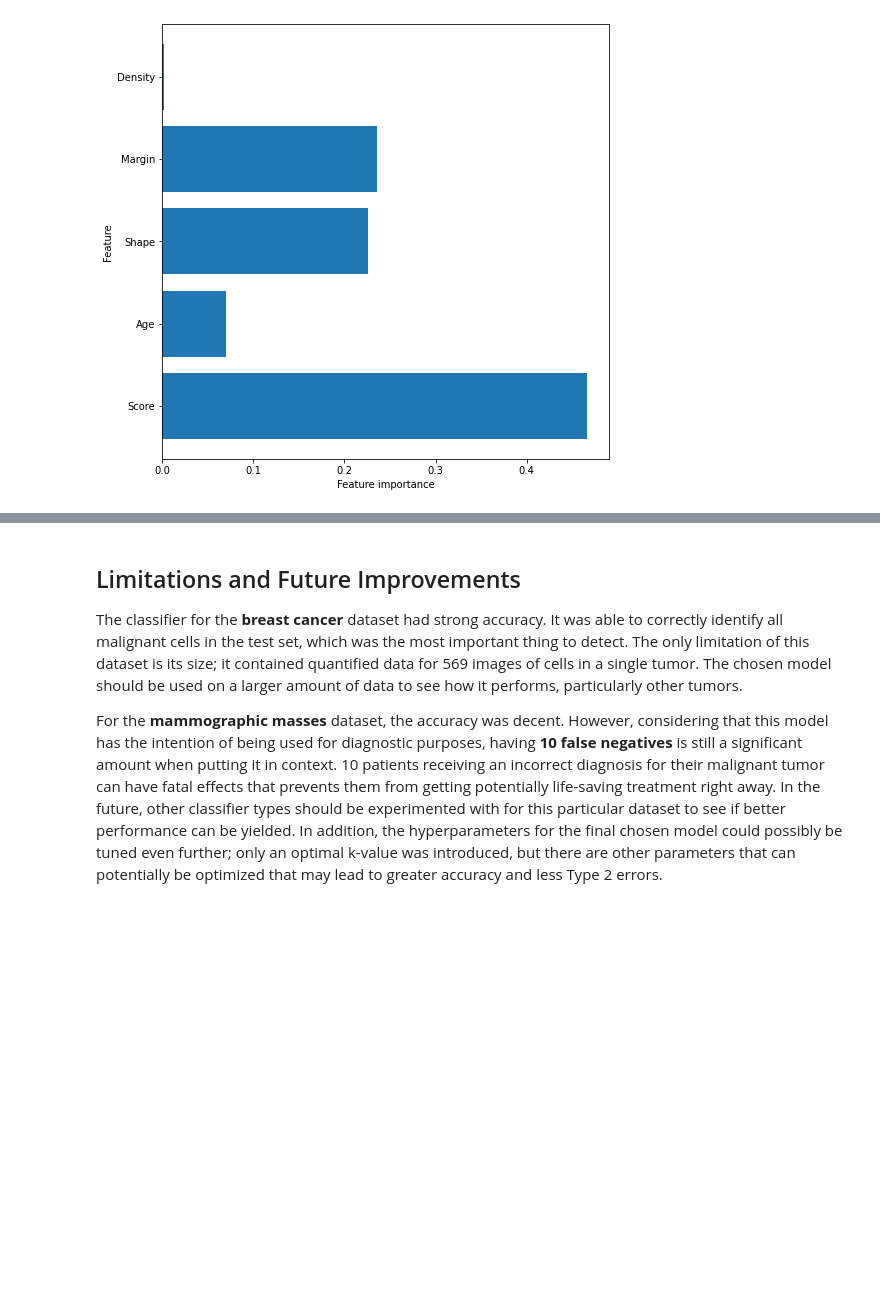
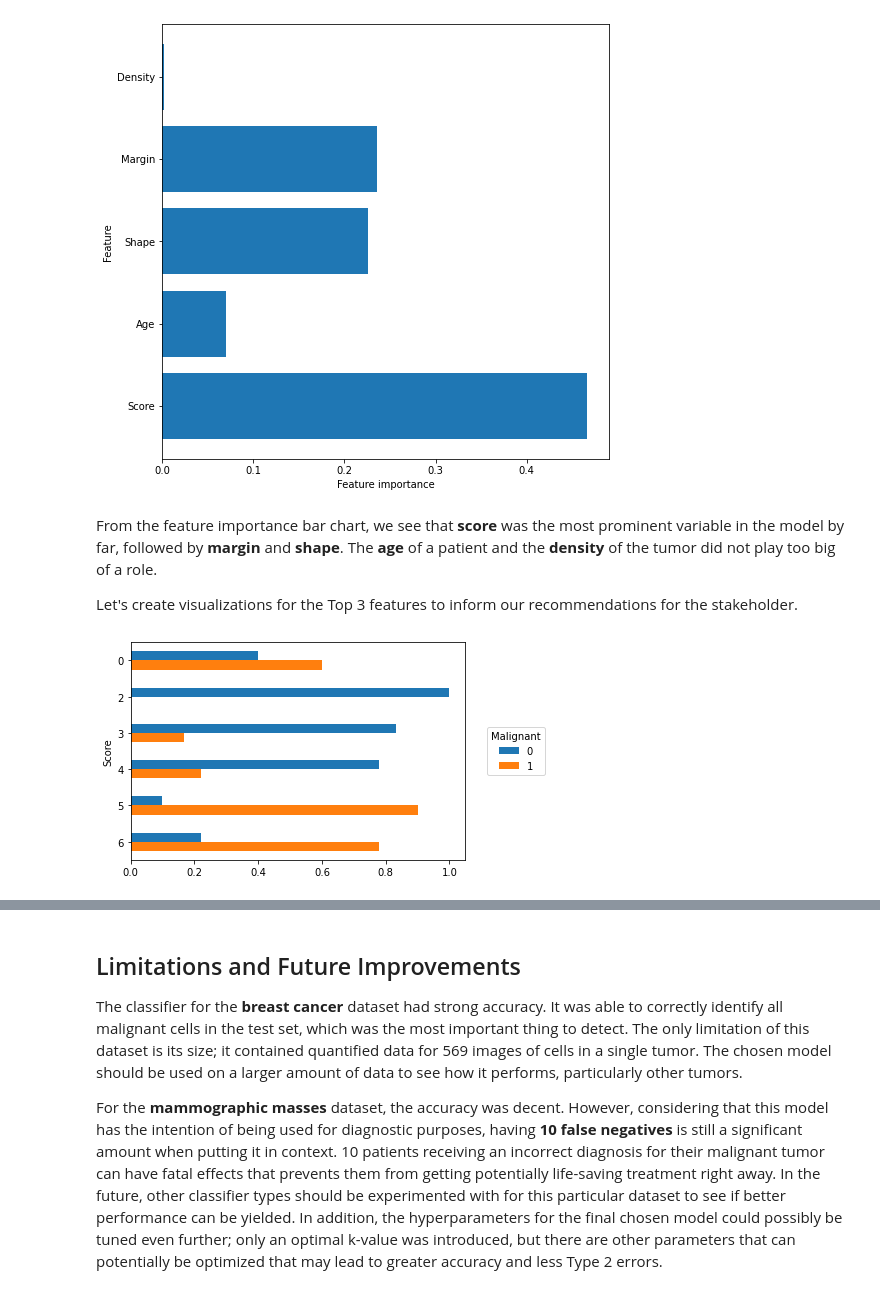
Before and after one commit to jbenedito99/Breast-Cancer-Classification, a Jupyter notebook: notebook.ipynb, the cells around one changed output, grey strips where cells are left out. Cells and saved outputs as stored; diff of their text form; code cells hidden in the pictures; blank space fills up the shorter version.

```diff
--- a/notebook.ipynb
+++ b/notebook.ipynb
@@ -1268,3 +1299,25 @@ def plot_feature_importances_mm(model):
 plot_feature_importances_mm(forest_tuned_mm)
 # %% [output]
 [figure]
+# %% [markdown]
+From the feature importance bar chart, we see that <b>score</b> was the most prominent variable in the model by far, followed by <b>margin</b> and <b>shape</b>. The <b>age</b> of a patient and the <b>density</b> of the tumor did not play too big of a role.
+
+Let's create visualizations for the Top 3 features to inform our recommendations for the stakeholder.
+# %%
+# Code Source: https://drivendata.co/blog/predict-flu-vaccine-data-benchmark/
+# generating bar graph for score
+
+malignant_counts = (mammographic_masses_data[['Score', 'Malignant']]
+                   .groupby(['Score', 'Malignant'])
+                   .size()
+                   .unstack('Malignant')
+                   )
+malignant_risk_counts = malignant_counts.sum(axis='columns')
+malignant_risk_props = malignant_counts.div(malignant_risk_counts, axis='index')
+ax = malignant_risk_props.plot.barh()
+ax.invert_yaxis()
+ax.legend(loc='center left',
+         bbox_to_anchor=(1.05, 0.5),
+         title='Malignant');
+# %% [output]
+[figure, added]
```
Also changed, not shown: parts of 24 cells of this notebook.
